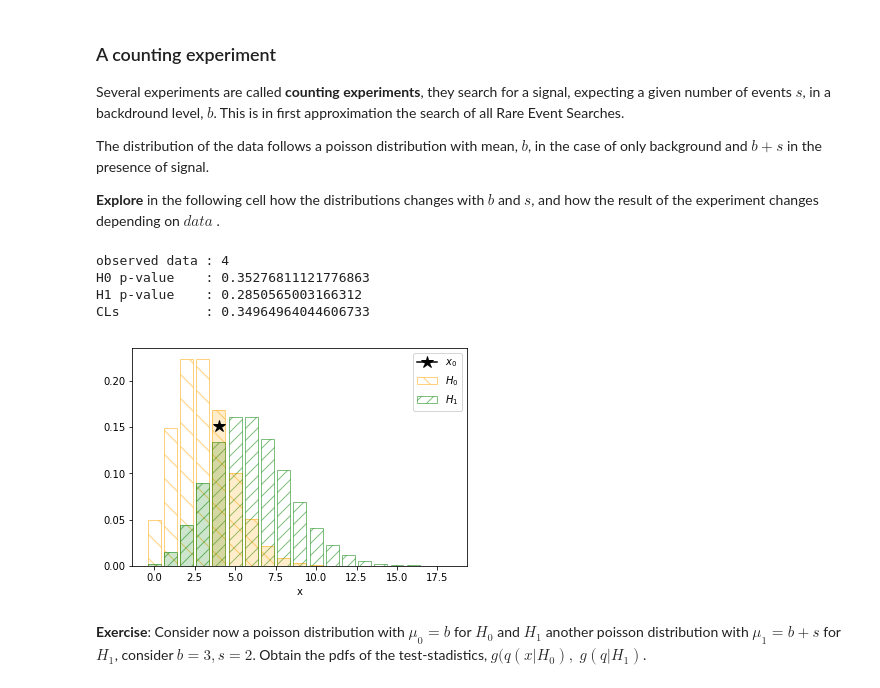
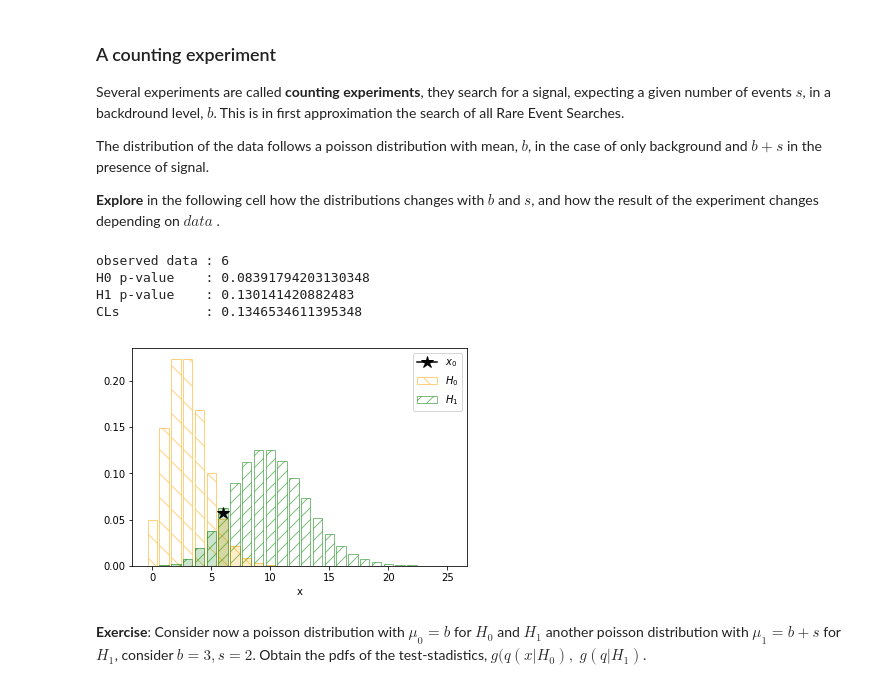
Before and after one commit to jahernando/pyraresearchlectures, a Jupyter notebook: lecture_hypothesis_test.ipynb, the cells around one changed output. Cells and saved outputs as stored; diff of their text form; code cells hidden in the pictures.

```diff
--- a/lecture_hypothesis_test.ipynb
+++ b/lecture_hypothesis_test.ipynb
@@ -144,14 +144,14 @@ The distribution of the data follows a poisson distribution with mean, $b$, in t
 
 **Explore** in the following cell how the distributions changes with $b$ and $s$, and how the result of the experiment changes depending on $data$ .
 # %%
-mu0, mu1, mutrue = 3, 6, False
+mu0, mu1, mutrue = 3, 10, False
 httoys.poisson(mu0, mu1, mutrue = mutrue);
 # %% [output]
-observed data : 4
-H0 p-value    : 0.35276811121776863
-H1 p-value    : 0.2850565003166312
-CLs           : 0.34964964044606733
+observed data : 6
+H0 p-value    : 0.08391794203130348
+H1 p-value    : 0.130141420882483
+CLs           : 0.1346534611395348
-[figure, old version]
+[figure, new version]
 # %% [markdown]
 **Exercise**: Consider now a poisson distribution with $\mu_0 = b$ for $H_0$ and $H_1$ another poisson distribution with $\mu_1 = b + s$ for $H_1$, consider $b=3, s=2$. Obtain the pdfs of the test-stadistics, $g(q(x|H_0), \; g(q|H_1)$.
 # %%
```
Also changed, not shown: parts of 10 cells of this notebook, 8 other files.
